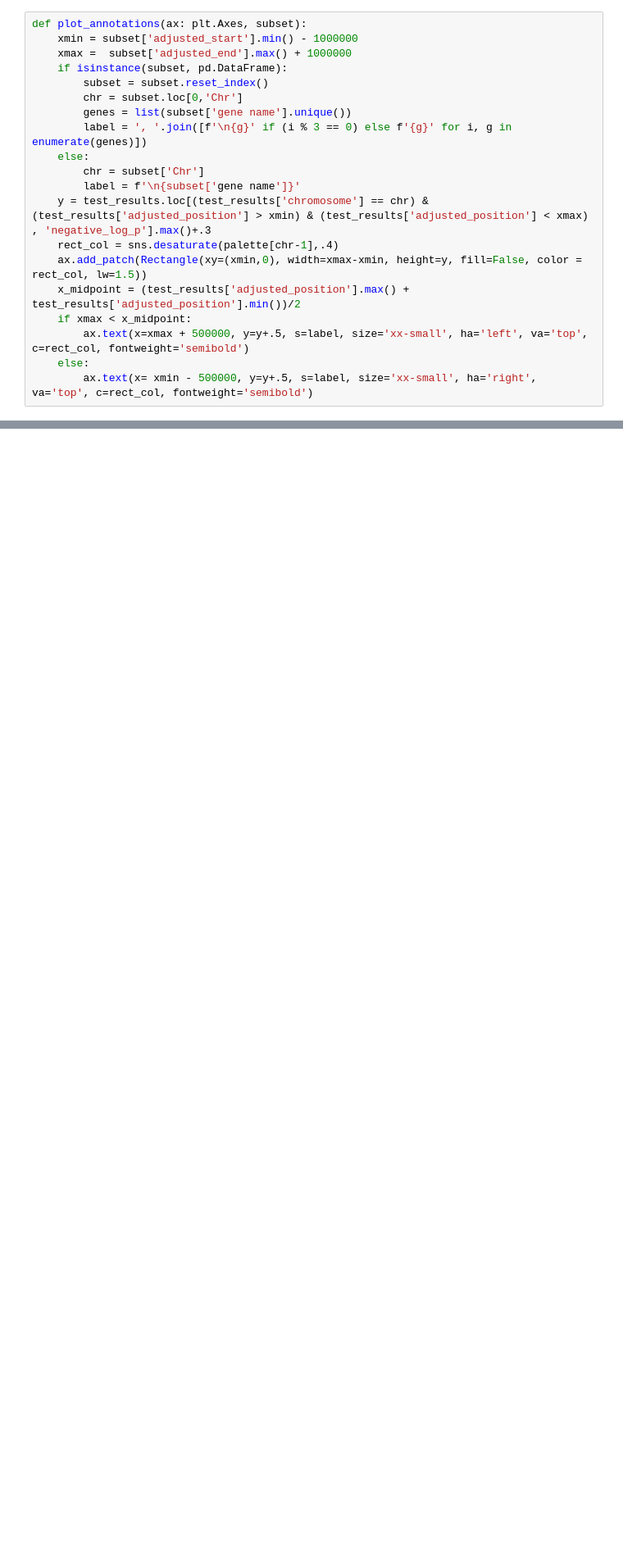
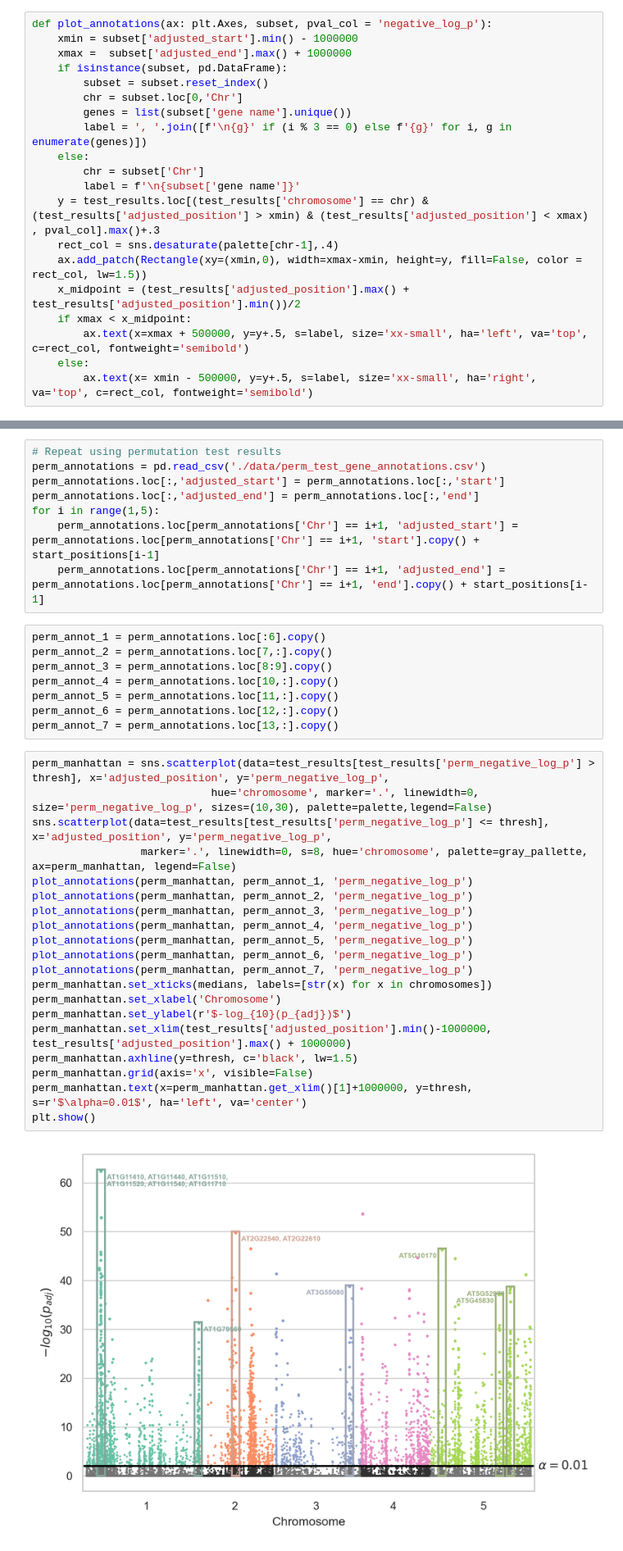
Before and after one commit to jacobbraun1402/MDSC-403-Final-Project, a Jupyter notebook: results.ipynb, the cells around one changed output, grey strips where cells are left out. Shown at 82% size. Cells and saved outputs as stored; diff of their text form; blank space fills up the shorter version.

```diff
--- a/results.ipynb
+++ b/results.ipynb
@@ -144,7 +144,7 @@ annot_2 = annotations.loc[9:10].copy()
 annot_3 = annotations.loc[11:12].copy()
 annot_4 = annotations.loc[13,:].copy()
 # %%
-def plot_annotations(ax: plt.Axes, subset):
+def plot_annotations(ax: plt.Axes, subset, pval_col = 'negative_log_p'):
     xmin = subset['adjusted_start'].min() - 1000000
     xmax =  subset['adjusted_end'].max() + 1000000
     if isinstance(subset, pd.DataFrame):
@@ -155,7 +155,7 @@ def plot_annotations(ax: plt.Axes, subset):
     else:
         chr = subset['Chr']
         label = f'\n{subset['gene name']}'
-    y = test_results.loc[(test_results['chromosome'] == chr) & (test_results['adjusted_position'] > xmin) & (test_results['adjusted_position'] < xmax) , 'negative_log_p'].max()+.3
+    y = test_results.loc[(test_results['chromosome'] == chr) & (test_results['adjusted_position'] > xmin) & (test_results['adjusted_position'] < xmax) , pval_col].max()+.3
     rect_col = sns.desaturate(palette[chr-1],.4)
     ax.add_patch(Rectangle(xy=(xmin,0), width=xmax-xmin, height=y, fill=False, color = rect_col, lw=1.5))
     x_midpoint = (test_results['adjusted_position'].max() + test_results['adjusted_position'].min())/2
@@ -194,6 +194,44 @@ ax.grid(axis='x', visible=False)
 plt.show()
 # %% [output]
 [figure]
+# %%
+# Repeat using permutation test results
+perm_annotations = pd.read_csv('./data/perm_test_gene_annotations.csv')
+perm_annotations.loc[:,'adjusted_start'] = perm_annotations.loc[:,'start']
+perm_annotations.loc[:,'adjusted_end'] = perm_annotations.loc[:,'end']
+for i in range(1,5):
+    perm_annotations.loc[perm_annotations['Chr'] == i+1, 'adjusted_start'] = perm_annotations.loc[perm_annotations['Chr'] == i+1, 'start'].copy() + start_positions[i-1]
+    perm_annotations.loc[perm_annotations['Chr'] == i+1, 'adjusted_end'] = perm_annotations.loc[perm_annotations['Chr'] == i+1, 'end'].copy() + start_positions[i-1]
+# %%
+perm_annot_1 = perm_annotations.loc[:6].copy()
+perm_annot_2 = perm_annotations.loc[7,:].copy()
+perm_annot_3 = perm_annotations.loc[8:9].copy()
+perm_annot_4 = perm_annotations.loc[10,:].copy()
+perm_annot_5 = perm_annotations.loc[11,:].copy()
+perm_annot_6 = perm_annotations.loc[12,:].copy()
+perm_annot_7 = perm_annotations.loc[13,:].copy()
+# %%
+perm_manhattan = sns.scatterplot(data=test_results[test_results['perm_negative_log_p'] > thresh], x='adjusted_position', y='perm_negative_log_p',
+                            hue='chromosome', marker='.', linewidth=0, size='perm_negative_log_p', sizes=(10,30), palette=palette,legend=False)
+sns.scatterplot(data=test_results[test_results['perm_negative_log_p'] <= thresh], x='adjusted_position', y='perm_negative_log_p',
+                 marker='.', linewidth=0, s=8, hue='chromosome', palette=gray_pallette, ax=perm_manhattan, legend=False)
+plot_annotations(perm_manhattan, perm_annot_1, 'perm_negative_log_p')
+plot_annotations(perm_manhattan, perm_annot_2, 'perm_negative_log_p')
+plot_annotations(perm_manhattan, perm_annot_3, 'perm_negative_log_p')
+plot_annotations(perm_manhattan, perm_annot_4, 'perm_negative_log_p')
+plot_annotations(perm_manhattan, perm_annot_5, 'perm_negative_log_p')
+plot_annotations(perm_manhattan, perm_annot_6, 'perm_negative_log_p')
+plot_annotations(perm_manhattan, perm_annot_7, 'perm_negative_log_p')
+perm_manhattan.set_xticks(medians, labels=[str(x) for x in chromosomes])
+perm_manhattan.set_xlabel('Chromosome')
+perm_manhattan.set_ylabel(r'$-log_{10}(p_{adj})$')
+perm_manhattan.set_xlim(test_results['adjusted_position'].min()-1000000, test_results['adjusted_position'].max() + 1000000)
+perm_manhattan.axhline(y=thresh, c='black', lw=1.5)
+perm_manhattan.grid(axis='x', visible=False)
+perm_manhattan.text(x=perm_manhattan.get_xlim()[1]+1000000, y=thresh, s=r'$\alpha=0.01$', ha='left', va='center')
+plt.show()
+# %% [output]
+[figure, added]
 # %%
 # Create 'volcano plot' Showing difference in flowering time for 'wild type' (majority identity at SNP) versus wild type
 genotype = pd.read_csv('./data/processed.csv', index_col=0, header=None).transpose().astype({'5_FT10':np.float64})
```
Also changed, not shown: 2 other files.
